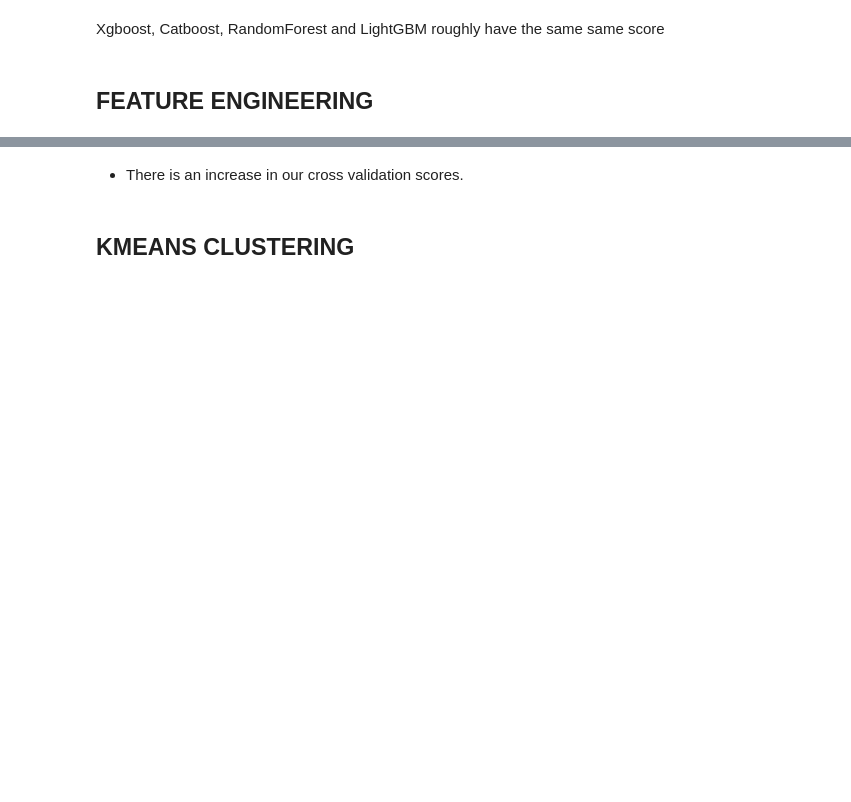
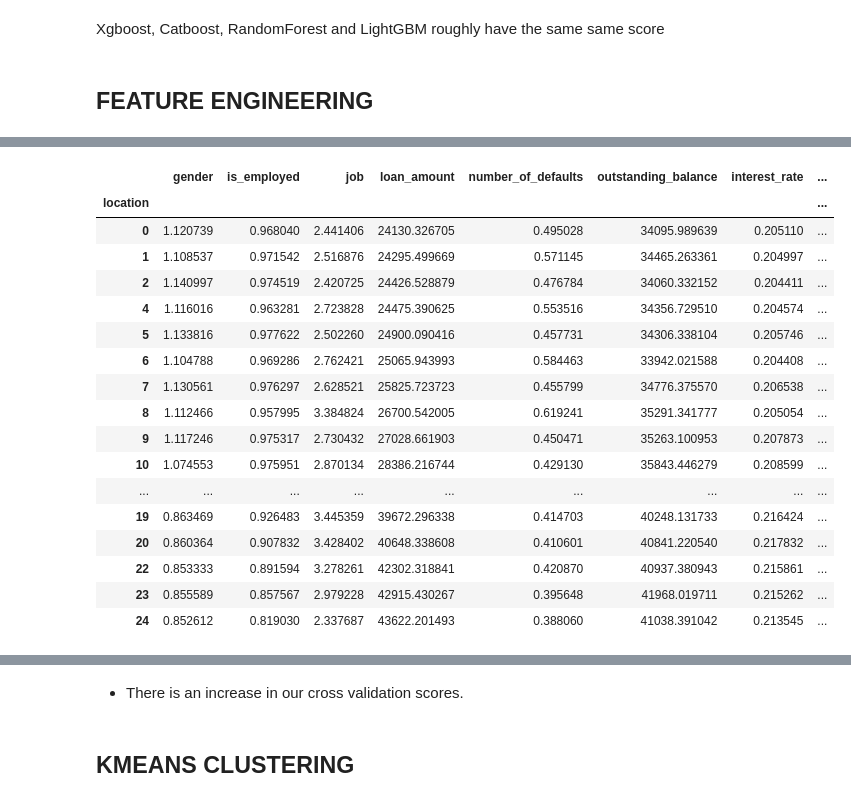
Before and after one commit to Augah2001/Data-Science-Competion-Question-and-Data, a Jupyter notebook: credit_risk.ipynb, the cells around one changed output, grey strips where cells are left out. Saved outputs shown, nothing was run; the diff lists cells and outputs as text; code cells hidden in the pictures; blank space fills up the shorter version.

```diff
--- a/credit_risk.ipynb
+++ b/credit_risk.ipynb
@@ -824,3 +914,54 @@ df['low_'] = np.where((df['age']>28) & (df['age']<40),1,0)
+# %%
+def group_sort_map(X, groupby_column, sort_by_column):
+    """
+    Group X by a given column, calculate the mean, sort by another column,
+    and map the groupby column to its corresponding index after sorting.
+
+    Parameters:
+    - X (pd.DataFrame): The input DataFrame to process.
+    - groupby_column (str): The column name to group by.
+    - sort_by_column (str): The column name to sort by.
+
+    Returns:
+    - sorted_groupby_df (pd.DataFrame): The grouped and sorted DataFrame.
+    - location_to_index (dict): A mapping of groupby column values to their sorted indices.
+    """
+
+    # 1. Group by the specified column and calculate the mean
+    groupby_df = X.groupby(groupby_column).mean()
+
+    # 2. Sort the resulting DataFrame by the specified column
+    sorted_groupby_df = groupby_df.sort_values(by=sort_by_column)
+
+    # 3. Map the groupby column to its corresponding index after sorting
+    location_to_index = {location: index for index, location in enumerate(sorted_groupby_df.index)}
+
+    return sorted_groupby_df, location_to_index
+
+
+a,b =group_sort_map(X= X, groupby_column='location', sort_by_column='loan_amount' )
+X['location'] = X['location'].map(b).astype('int')
+# X['job'] = X['location'].map(b).astype('int')
+a
+# %% [output]
+|  | gender | is_employed | job | loan_amount | number_of_defaults | outstanding_balance | interest_rate | ... |
+| location |  |  |  |  |  |  |  | ... |
+| 0 | 1.120739 | 0.968040 | 2.441406 | 24130.326705 | 0.495028 | 34095.989639 | 0.205110 | ... |
+| 1 | 1.108537 | 0.971542 | 2.516876 | 24295.499669 | 0.571145 | 34465.263361 | 0.204997 | ... |
+| 2 | 1.140997 | 0.974519 | 2.420725 | 24426.528879 | 0.476784 | 34060.332152 | 0.204411 | ... |
+| 4 | 1.116016 | 0.963281 | 2.723828 | 24475.390625 | 0.553516 | 34356.729510 | 0.204574 | ... |
+| 5 | 1.133816 | 0.977622 | 2.502260 | 24900.090416 | 0.457731 | 34306.338104 | 0.205746 | ... |
+| 6 | 1.104788 | 0.969286 | 2.762421 | 25065.943993 | 0.584463 | 33942.021588 | 0.204408 | ... |
+| 7 | 1.130561 | 0.976297 | 2.628521 | 25825.723723 | 0.455799 | 34776.375570 | 0.206538 | ... |
+| 8 | 1.112466 | 0.957995 | 3.384824 | 26700.542005 | 0.619241 | 35291.341777 | 0.205054 | ... |
+| 9 | 1.117246 | 0.975317 | 2.730432 | 27028.661903 | 0.450471 | 35263.100953 | 0.207873 | ... |
+| 10 | 1.074553 | 0.975951 | 2.870134 | 28386.216744 | 0.429130 | 35843.446279 | 0.208599 | ... |
+| ... | ... | ... | ... | ... | ... | ... | ... | ... |
+| 19 | 0.863469 | 0.926483 | 3.445359 | 39672.296338 | 0.414703 | 40248.131733 | 0.216424 | ... |
+| 20 | 0.860364 | 0.907832 | 3.428402 | 40648.338608 | 0.410601 | 40841.220540 | 0.217832 | ... |
+| 22 | 0.853333 | 0.891594 | 3.278261 | 42302.318841 | 0.420870 | 40937.380943 | 0.215861 | ... |
+| 23 | 0.855589 | 0.857567 | 2.979228 | 42915.430267 | 0.395648 | 41968.019711 | 0.215262 | ... |
+| 24 | 0.852612 | 0.819030 | 2.337687 | 43622.201493 | 0.388060 | 41038.391042 | 0.213545 | ... |
 # %%
 
 # X_train, X_test, y_train, y_test,_,__ = split_data(df)
```
Also changed, not shown: parts of 43 cells of this notebook, 14 other files.
